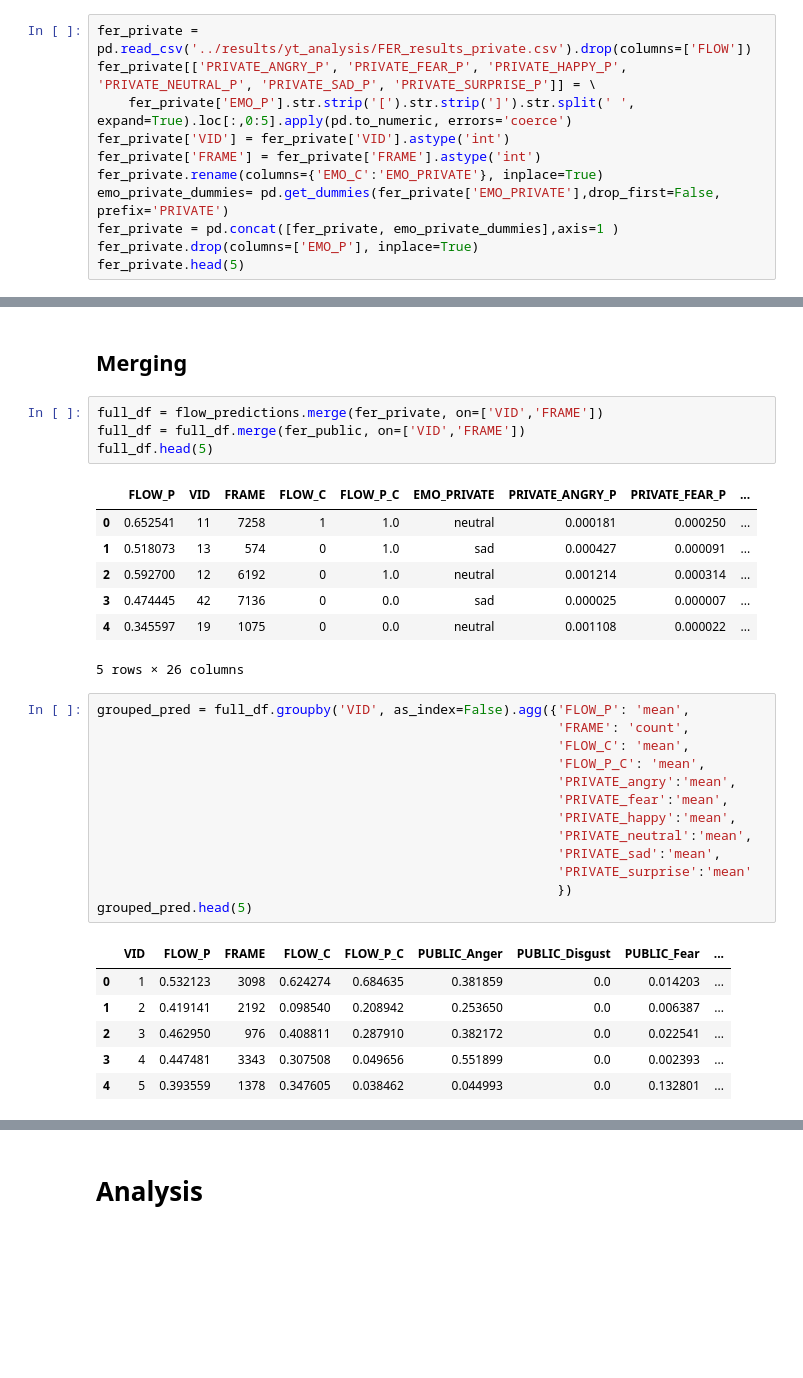
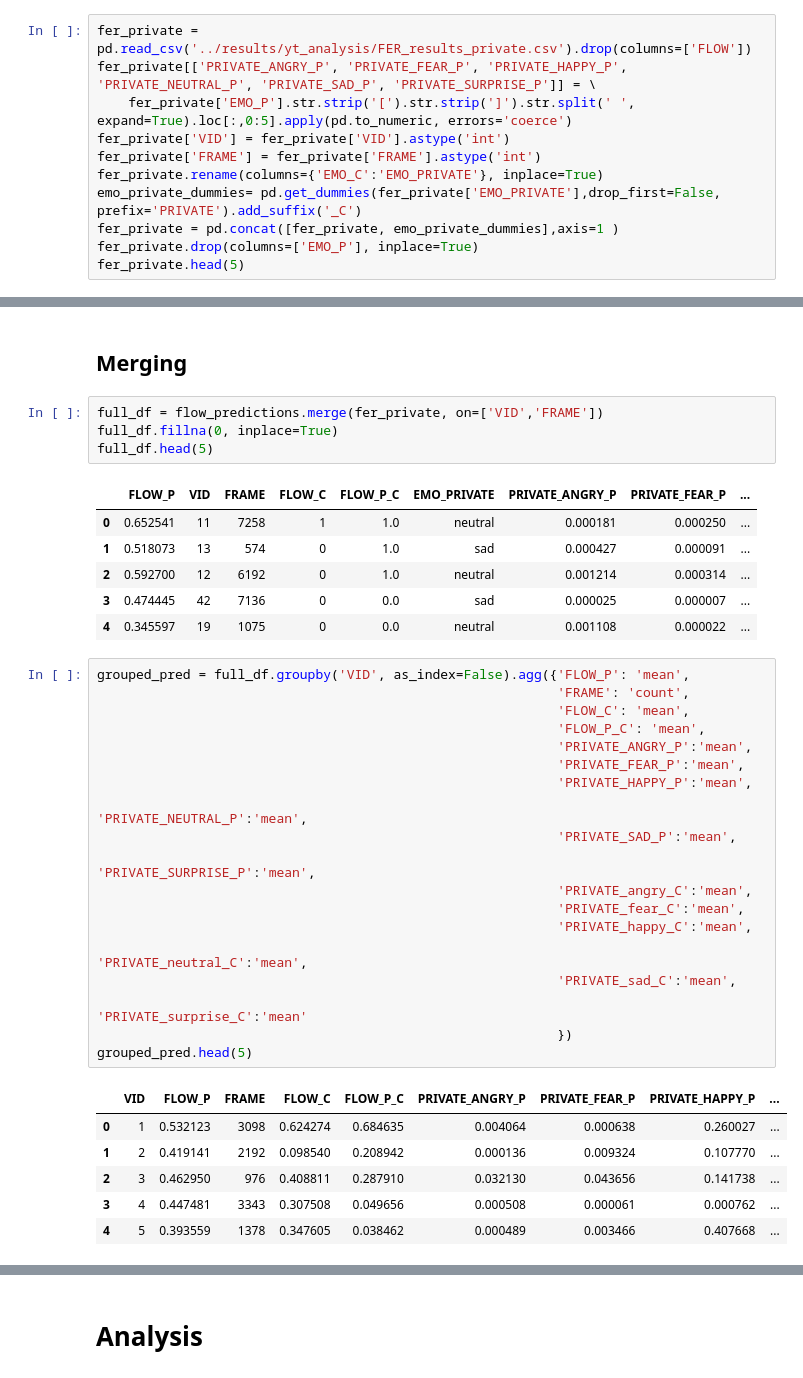
Before and after one commit to LHumpe/COINs-CNN-FLOW, a Jupyter notebook: notebooks/YouTube_analysis.ipynb, the cells around one changed output, grey strips where cells are left out. Saved outputs shown, nothing was run; the diff lists cells and outputs as text; blank space fills up the shorter version.

```diff
--- a/notebooks/YouTube_analysis.ipynb
+++ b/notebooks/YouTube_analysis.ipynb
@@ -35,7 +49,7 @@ fer_private[['PRIVATE_ANGRY_P', 'PRIVATE_FEAR_P', 'PRIVATE_HAPPY_P', 'PRIVATE_NE
 fer_private['VID'] = fer_private['VID'].astype('int')
 fer_private['FRAME'] = fer_private['FRAME'].astype('int')
 fer_private.rename(columns={'EMO_C':'EMO_PRIVATE'}, inplace=True)
-emo_private_dummies= pd.get_dummies(fer_private['EMO_PRIVATE'],drop_first=False, prefix='PRIVATE')
+emo_private_dummies= pd.get_dummies(fer_private['EMO_PRIVATE'],drop_first=False, prefix='PRIVATE').add_suffix('_C')
 fer_private = pd.concat([fer_private, emo_private_dummies],axis=1 )
 fer_private.drop(columns=['EMO_P'], inplace=True)
 fer_private.head(5)
@@ -81,7 +91,7 @@ video_stats.head(5)
 ## Merging
 # %%
 full_df = flow_predictions.merge(fer_private, on=['VID','FRAME'])
-full_df = full_df.merge(fer_public, on=['VID','FRAME'])
+full_df.fillna(0, inplace=True)
 full_df.head(5)
 # %% [output]
 |  | FLOW_P | VID | FRAME | FLOW_C | FLOW_P_C | EMO_PRIVATE | PRIVATE_ANGRY_P | PRIVATE_FEAR_P | ... |
@@ -90,25 +100,30 @@ full_df.head(5)
 | 2 | 0.592700 | 12 | 6192 | 0 | 1.0 | neutral | 0.001214 | 0.000314 | ... |
 | 3 | 0.474445 | 42 | 7136 | 0 | 0.0 | sad | 0.000025 | 0.000007 | ... |
 | 4 | 0.345597 | 19 | 1075 | 0 | 0.0 | neutral | 0.001108 | 0.000022 | ... |
-5 rows × 26 columns
 # %%
 grouped_pred = full_df.groupby('VID', as_index=False).agg({'FLOW_P': 'mean',
                                                            'FRAME': 'count',
                                                            'FLOW_C': 'mean',
                                                            'FLOW_P_C': 'mean',
-                                                           'PRIVATE_angry':'mean',
-                                                           'PRIVATE_fear':'mean',
-                                                           'PRIVATE_happy':'mean',
-                                                           'PRIVATE_neutral':'mean',
-                                                           'PRIVATE_sad':'mean',
-                                                           'PRIVATE_surprise':'mean'
+                                                           'PRIVATE_ANGRY_P':'mean',
+                                                           'PRIVATE_FEAR_P':'mean',
+                                                           'PRIVATE_HAPPY_P':'mean',
+                                                           'PRIVATE_NEUTRAL_P':'mean',
+                                                           'PRIVATE_SAD_P':'mean',
+                                                           'PRIVATE_SURPRISE_P':'mean',
+                                                           'PRIVATE_angry_C':'mean',
+                                                           'PRIVATE_fear_C':'mean',
+                                                           'PRIVATE_happy_C':'mean',
+                                                           'PRIVATE_neutral_C':'mean',
+                                                           'PRIVATE_sad_C':'mean',
+                                                           'PRIVATE_surprise_C':'mean'
                                                            })
 grouped_pred.head(5)
 # %% [output]
-|  | VID | FLOW_P | FRAME | FLOW_C | FLOW_P_C | PUBLIC_Anger | PUBLIC_Disgust | PUBLIC_Fear | ... |
-| 0 | 1 | 0.532123 | 3098 | 0.624274 | 0.684635 | 0.381859 | 0.0 | 0.014203 | ... |
-| 1 | 2 | 0.419141 | 2192 | 0.098540 | 0.208942 | 0.253650 | 0.0 | 0.006387 | ... |
-| 2 | 3 | 0.462950 | 976 | 0.408811 | 0.287910 | 0.382172 | 0.0 | 0.022541 | ... |
-| 3 | 4 | 0.447481 | 3343 | 0.307508 | 0.049656 | 0.551899 | 0.0 | 0.002393 | ... |
-| 4 | 5 | 0.393559 | 1378 | 0.347605 | 0.038462 | 0.044993 | 0.0 | 0.132801 | ... |
+|  | VID | FLOW_P | FRAME | FLOW_C | FLOW_P_C | PRIVATE_ANGRY_P | PRIVATE_FEAR_P | PRIVATE_HAPPY_P | ... |
+| 0 | 1 | 0.532123 | 3098 | 0.624274 | 0.684635 | 0.004064 | 0.000638 | 0.260027 | ... |
+| 1 | 2 | 0.419141 | 2192 | 0.098540 | 0.208942 | 0.000136 | 0.009324 | 0.107770 | ... |
+| 2 | 3 | 0.462950 | 976 | 0.408811 | 0.287910 | 0.032130 | 0.043656 | 0.141738 | ... |
+| 3 | 4 | 0.447481 | 3343 | 0.307508 | 0.049656 | 0.000508 | 0.000061 | 0.000762 | ... |
+| 4 | 5 | 0.393559 | 1378 | 0.347605 | 0.038462 | 0.000489 | 0.003466 | 0.407668 | ... |
 # %%
```
Also changed, not shown: parts of 24 cells of this notebook, 2 other files.
